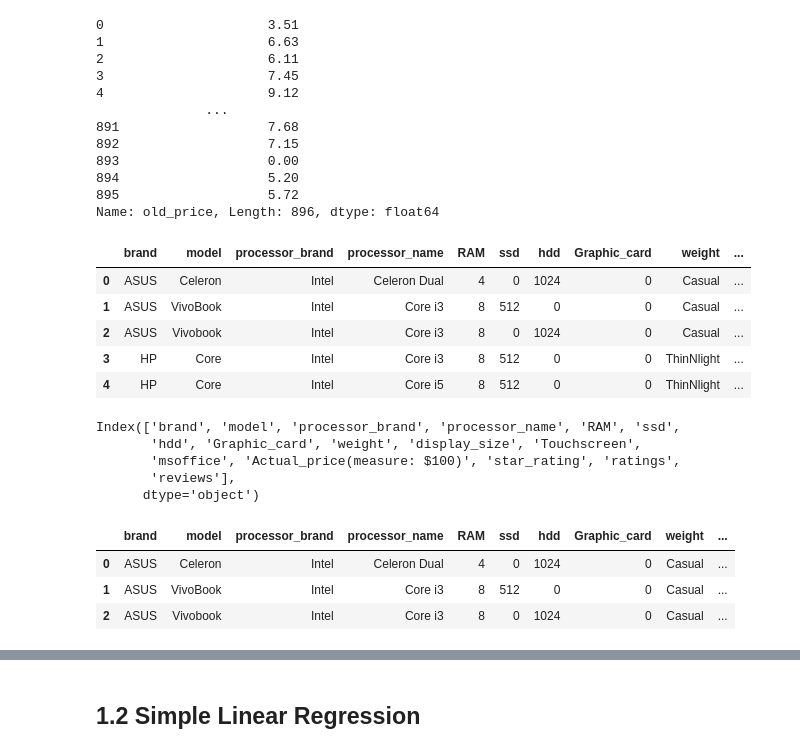
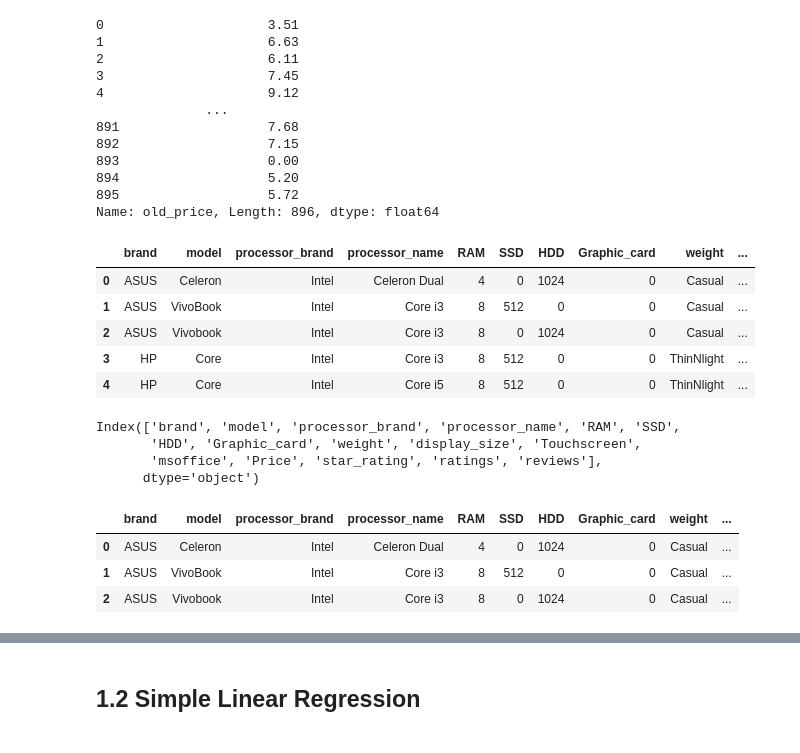
Before and after one commit to Moojun/study_ML, a Jupyter notebook: 2.Data_Analysis/src/1_Regression.ipynb, the cells around one changed output, grey strips where cells are left out. Saved outputs shown, nothing was run; the diff lists cells and outputs as text; code cells hidden in the pictures.

```diff
--- a/2.Data_Analysis/src/1_Regression.ipynb
+++ b/2.Data_Analysis/src/1_Regression.ipynb
@@ -100,12 +100,12 @@ Name: old_price, Length: 896, dtype: float64
 # %%
 # Rename columns
 
 Laptop_df = Laptop_df.rename(columns = {"ram_gb" : "RAM", "graphic_card_gb": "Graphic_card",
-                                       "old_price" : "Actual_price(measure: $100)"},
+                                       "old_price" : "Price", "ssd" : "SSD", "hdd" : "HDD"},
                                          inplace = False)
 Laptop_df.head(5)
 # %% [output]
-|  | brand | model | processor_brand | processor_name | RAM | ssd | hdd | Graphic_card | weight | ... |
+|  | brand | model | processor_brand | processor_name | RAM | SSD | HDD | Graphic_card | weight | ... |
 | 0 | ASUS | Celeron | Intel | Celeron Dual | 4 | 0 | 1024 | 0 | Casual | ... |
 | 1 | ASUS | VivoBook | Intel | Core i3 | 8 | 512 | 0 | 0 | Casual | ... |
 | 2 | ASUS | Vivobook | Intel | Core i3 | 8 | 0 | 1024 | 0 | Casual | ... |
@@ -116,18 +116,17 @@ Laptop_df.head(5)
 
 Laptop_df.columns
 
-Laptop_df = Laptop_df[['brand', 'model', 'processor_brand', 'processor_name', 'RAM', 'ssd',
-       'hdd', 'Graphic_card', 'weight', 'display_size', 'Touchscreen',
-       'msoffice', 'star_rating', 'ratings', 'reviews', 'Actual_price(measure: $100)' ]]
+Laptop_df = Laptop_df[['brand', 'model', 'processor_brand', 'processor_name', 'RAM', 'SSD',
+       'HDD', 'Graphic_card', 'weight', 'display_size', 'Touchscreen',
+       'msoffice', 'star_rating', 'ratings', 'reviews', 'Price' ]]
 
 Laptop_df.head(3)
 # %% [output]
-Index(['brand', 'model', 'processor_brand', 'processor_name', 'RAM', 'ssd',
-       'hdd', 'Graphic_card', 'weight', 'display_size', 'Touchscreen',
-       'msoffice', 'Actual_price(measure: $100)', 'star_rating', 'ratings',
-       'reviews'],
+Index(['brand', 'model', 'processor_brand', 'processor_name', 'RAM', 'SSD',
+       'HDD', 'Graphic_card', 'weight', 'display_size', 'Touchscreen',
+       'msoffice', 'Price', 'star_rating', 'ratings', 'reviews'],
       dtype='object')
-|  | brand | model | processor_brand | processor_name | RAM | ssd | hdd | Graphic_card | weight | ... |
+|  | brand | model | processor_brand | processor_name | RAM | SSD | HDD | Graphic_card | weight | ... |
 | 0 | ASUS | Celeron | Intel | Celeron Dual | 4 | 0 | 1024 | 0 | Casual | ... |
 | 1 | ASUS | VivoBook | Intel | Core i3 | 8 | 512 | 0 | 0 | Casual | ... |
 | 2 | ASUS | Vivobook | Intel | Core i3 | 8 | 0 | 1024 | 0 | Casual | ... |
```
Also changed, not shown: parts of 31 cells of this notebook.
